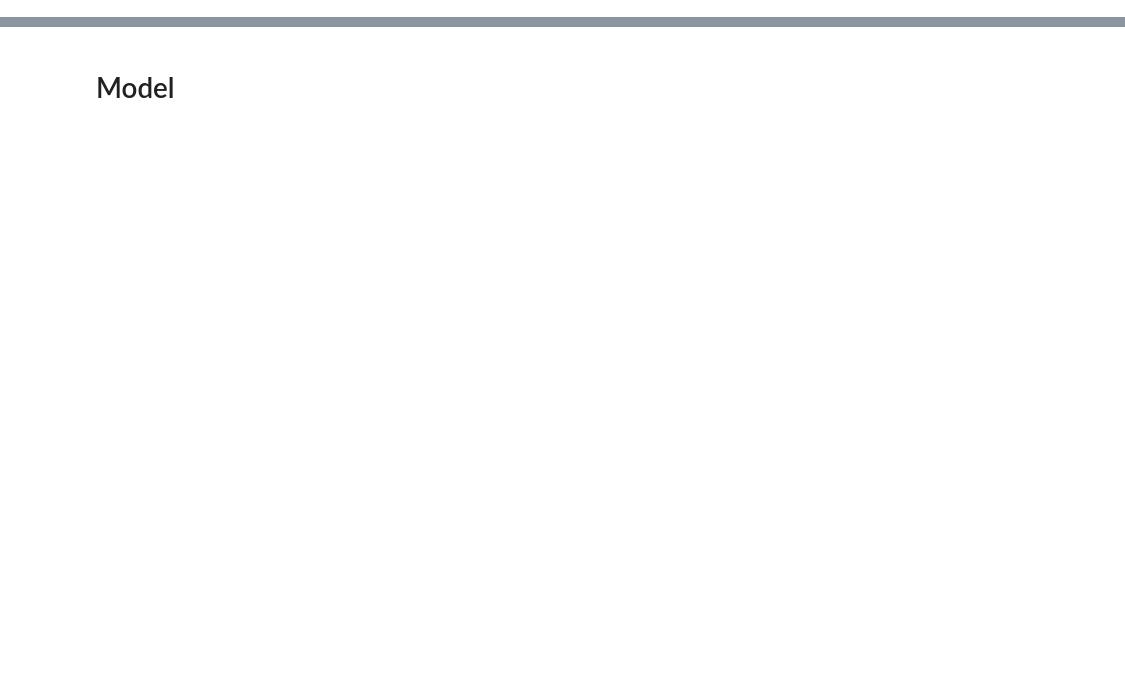
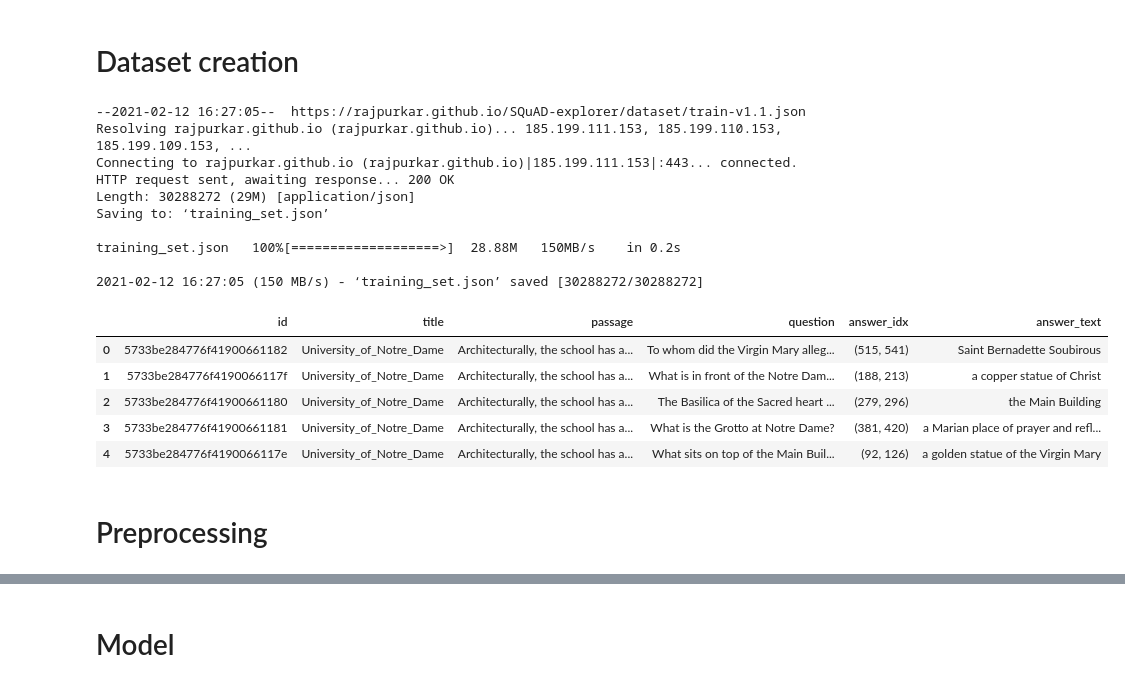
Before and after one commit to the-SQuAD-squad/QA, a Jupyter notebook: QA.ipynb, the cells around one changed output, grey strips where cells are left out. Cells and saved outputs as stored; diff of their text form; code cells hidden in the pictures; blank space fills up the shorter version.

```diff
--- a/QA.ipynb
+++ b/QA.ipynb
@@ -24,29 +25,48 @@ tf.compat.v1.set_random_seed(seed_value)
 session_conf = tf.compat.v1.ConfigProto(intra_op_parallelism_threads=1, inter_op_parallelism_threads=1)
 sess = tf.compat.v1.Session(graph=tf.compat.v1.get_default_graph(), config=session_conf)
 tf.compat.v1.keras.backend.set_session(sess)
+# %% [markdown]
+# Dataset creation
 # %%
 #@title df creation { form-width: "25%" }
 
-# dataset is copyed to public git repo for fast access within colab
-!wget 'https://raw.githubusercontent.com/the-SQuAD-squad/data/main/SQuAD/squad1.1.zip'
-!unzip -o squad1.1.zip
+# the official dataset is identical to the provided one
+!wget https://rajpurkar.github.io/SQuAD-explorer/dataset/train-v1.1.json -O training_set.json
 
 with open("training_set.json", "r") as f:
     json_file = json.load(f)
 data = json_file["data"]
 
 rows = []
 for document in data:
   for par in document['paragraphs']:
     for qas in par['qas']:
       rows.append({
         'id' : qas['id'],
         'title': document["title"],
         'passage': par['context'],
         'question' : qas['question'],
         'answer_idx' : (qas['answers'][0]['answer_start'],
                     qas['answers'][0]['answer_start'] + len(qas['answers'][0]['text'])),
         'answer_text' : qas['answers'][0]['text']
       })
 
 df_original = pd.DataFrame(rows)
+df_original.head()
+# %% [output]
+--2021-02-12 16:27:05--  https://rajpurkar.github.io/SQuAD-explorer/dataset/train-v1.1.json
+Resolving rajpurkar.github.io (rajpurkar.github.io)... 185.199.111.153, 185.199.110.153, 185.199.109.153, ...
+Connecting to rajpurkar.github.io (rajpurkar.github.io)|185.199.111.153|:443... connected.
+HTTP request sent, awaiting response... 200 OK
+Length: 30288272 (29M) [application/json]
+Saving to: ‘training_set.json’
+
+training_set.json   100%[===================>]  28.88M   150MB/s    in 0.2s
+
+2021-02-12 16:27:05 (150 MB/s) - ‘training_set.json’ saved [30288272/30288272]
+|  | id | title | passage | question | answer_idx | answer_text |
+| 0 | 5733be284776f41900661182 | University_of_Notre_Dame | Architecturally, the school has a... | To whom did the Virgin Mary alleg... | (515, 541) | Saint Bernadette Soubirous |
+| 1 | 5733be284776f4190066117f | University_of_Notre_Dame | Architecturally, the school has a... | What is in front of the Notre Dam... | (188, 213) | a copper statue of Christ |
+| 2 | 5733be284776f41900661180 | University_of_Notre_Dame | Architecturally, the school has a... | The Basilica of the Sacred heart ... | (279, 296) | the Main Building |
+| 3 | 5733be284776f41900661181 | University_of_Notre_Dame | Architecturally, the school has a... | What is the Grotto at Notre Dame? | (381, 420) | a Marian place of prayer and refl... |
+| 4 | 5733be284776f4190066117e | University_of_Notre_Dame | Architecturally, the school has a... | What sits on top of the Main Buil... | (92, 126) | a golden statue of the Virgin Mary |
@@ -55 +73,3 @@ df_original
+# %% [markdown]
+# Preprocessing
 # %%
```
Also changed, not shown: parts of 28 cells of this notebook.
